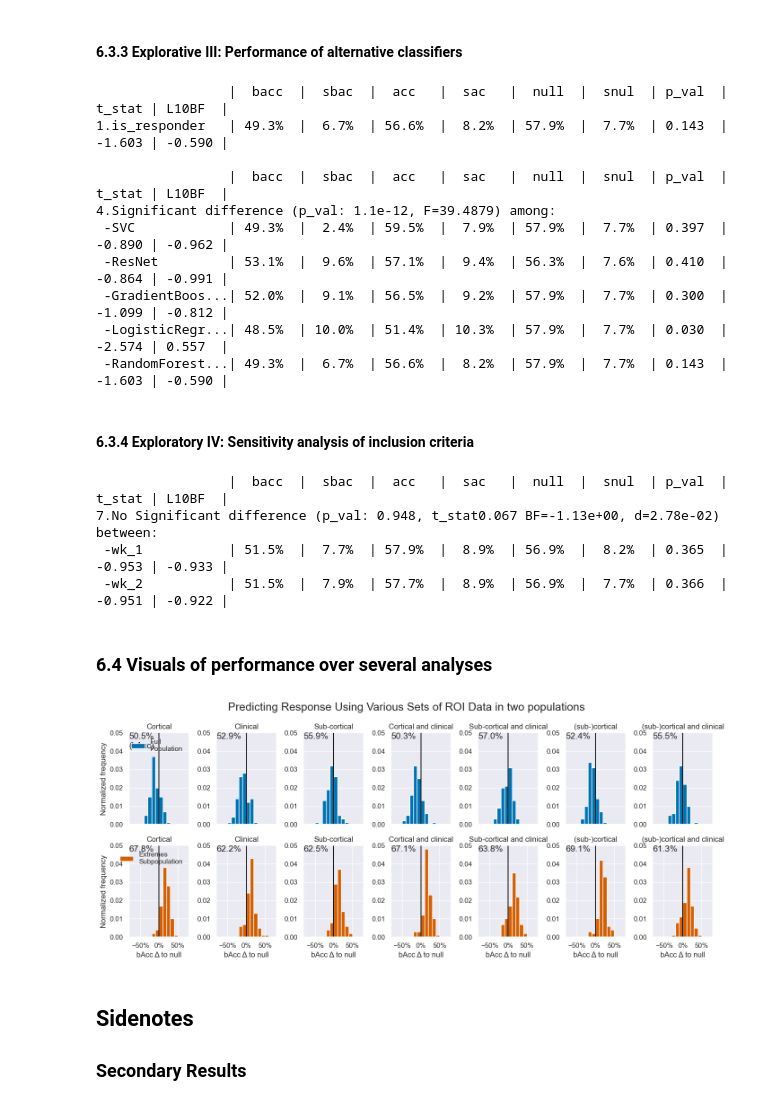
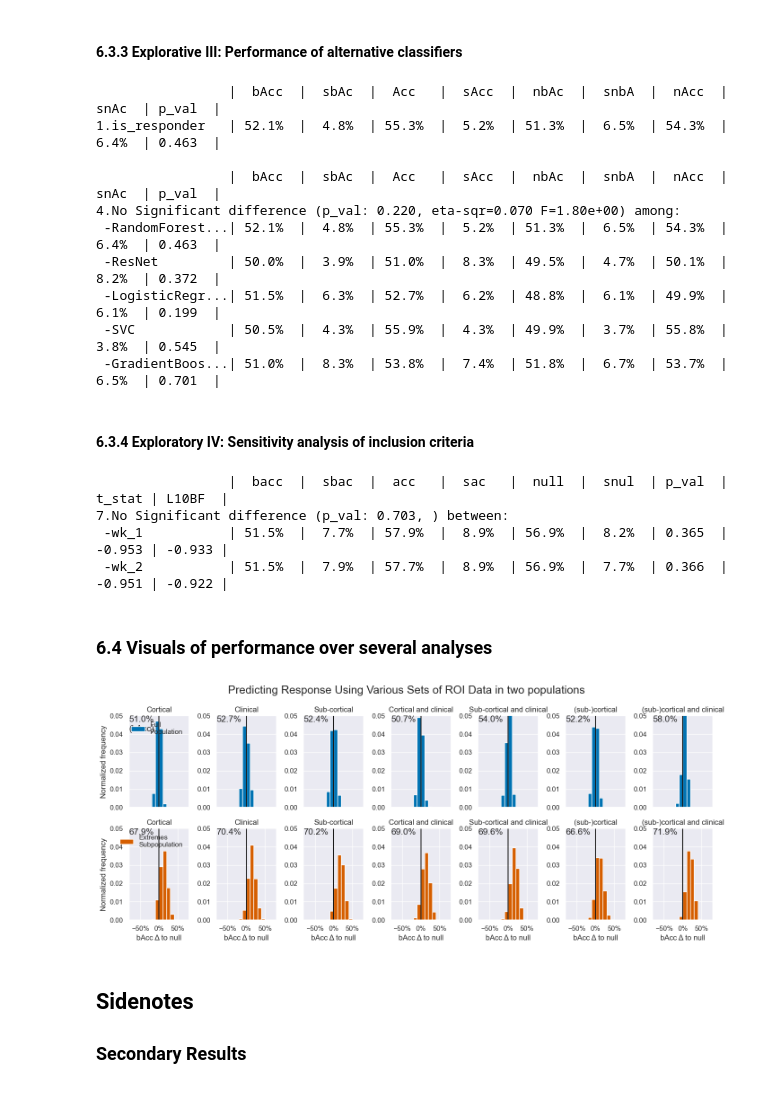
Before and after one commit to DEPREDICT/ENIGMA, a Jupyter notebook: main.ipynb, the cells around one changed output. Drawn from its saved outputs; the diff is of its cells as text; code cells hidden in the pictures.

```diff
--- a/main.ipynb
+++ b/main.ipynb
@@ -1,9 +1,10 @@
 # %%
 from importer import *
+
 sN = slice(None)
 now = datetime.now()
 # results_uid = now.strftime("%Y%m%d-%H%M%S")
-results_uid = '20240418-181259-postRebuttal'
+results_uid = '20240807-135247-postRebuttal2'
 results_dir = get_root(f'results', results_uid)
 figdir = results_dir.append('figures')
 results_file = results_dir.append('result_dict.pkl')
@@ -932,7 +932,7 @@ results_table = results_table[~(results_table.index.get_level_values(3) == 'Rand
 From our results we will compute statistics and add them to the data frame to create a data frame aptly called:  `results_and_stats`
 These statistics are: population size, T-statisic, p-value, Bayes factor and Effect size. Then combine statistics and results tables, and separate cortical (primary) from subcortical (exploratory) findings.
 # %%
-statistics_calculator = calc_stats_wrapper(population_indices, data_dict, n_splits)
+statistics_calculator = calc_stats_wrapper(population_indices)
 stats_table = statistics_calculator(results_table)
 
 # Horizontal concat the statistics table to the results table
@@ -1096,21 +1104,22 @@ distiller(2, 3, 4, 5, 6)
 # %%
 all_clf_distiller = TableDistiller(pd.concat(
     (results_table_with_alternate_classifiers, statistics_calculator(results_table_with_alternate_classifiers)),
-    axis=1), 'is_responder', None, 'dbc_no', 'RandomForestClassifier', 'Fold', 'All', 'wk_2', is_strict=True, n_splits=n_splits)
+    axis=1), 'is_responder', None, 'dbc_no', 'RandomForestClassifier', 'Fold', 'All', 'wk_2', is_strict=True,
+    n_splits=n_splits)
 all_clf_distiller(1)
 all_clf_distiller.is_strict = False
 all_clf_distiller(4)
 # %% [output]
-                 |  bacc  |  sbac  |  acc   |  sac   |  null  |  snul  | p_val  | t_stat | L10BF  |
-1.is_responder   | 49.3%  |  6.7%  | 56.6%  |  8.2%  | 57.9%  |  7.7%  | 0.143  | -1.603 | -0.590 |
+                 |  bAcc  |  sbAc  |  Acc   |  sAcc  |  nbAc  |  snbA  |  nAcc  |  snAc  | p_val  |
+1.is_responder   | 52.1%  |  4.8%  | 55.3%  |  5.2%  | 51.3%  |  6.5%  | 54.3%  |  6.4%  | 0.463  |
 
-                 |  bacc  |  sbac  |  acc   |  sac   |  null  |  snul  | p_val  | t_stat | L10BF  |
-4.Significant difference (p_val: 1.1e-12, F=39.4879) among:
- -SVC            | 49.3%  |  2.4%  | 59.5%  |  7.9%  | 57.9%  |  7.7%  | 0.397  | -0.890 | -0.962 |
- -ResNet         | 53.1%  |  9.6%  | 57.1%  |  9.4%  | 56.3%  |  7.6%  | 0.410  | -0.864 | -0.991 |
- -GradientBoos...| 52.0%  |  9.1%  | 56.5%  |  9.2%  | 57.9%  |  7.7%  | 0.300  | -1.099 | -0.812 |
- -LogisticRegr...| 48.5%  | 10.0%  | 51.4%  | 10.3%  | 57.9%  |  7.7%  | 0.030  | -2.574 | 0.557  |
- -RandomForest...| 49.3%  |  6.7%  | 56.6%  |  8.2%  | 57.9%  |  7.7%  | 0.143  | -1.603 | -0.590 |
+                 |  bAcc  |  sbAc  |  Acc   |  sAcc  |  nbAc  |  snbA  |  nAcc  |  snAc  | p_val  |
+4.No Significant difference (p_val: 0.220, eta-sqr=0.070 F=1.80e+00) among:
+ -RandomForest...| 52.1%  |  4.8%  | 55.3%  |  5.2%  | 51.3%  |  6.5%  | 54.3%  |  6.4%  | 0.463  |
+ -ResNet         | 50.0%  |  3.9%  | 51.0%  |  8.3%  | 49.5%  |  4.7%  | 50.1%  |  8.2%  | 0.372  |
+ -LogisticRegr...| 51.5%  |  6.3%  | 52.7%  |  6.2%  | 48.8%  |  6.1%  | 49.9%  |  6.1%  | 0.199  |
+ -SVC            | 50.5%  |  4.3%  | 55.9%  |  4.3%  | 49.9%  |  3.7%  | 55.8%  |  3.8%  | 0.545  |
+ -GradientBoos...| 51.0%  |  8.3%  | 53.8%  |  7.4%  | 51.8%  |  6.7%  | 53.7%  |  6.5%  | 0.701  |
 # %% [markdown]
 #### 6.3.4 Exploratory IV: Sensitivity analysis of inclusion criteria
 # %%
@@ -1119,7 +1128,7 @@ distiller = TableDistiller(cortical_results, 'is_responder', None, 'dbc_no', Non
 distiller(7)
 # %% [output]
                  |  bacc  |  sbac  |  acc   |  sac   |  null  |  snul  | p_val  | t_stat | L10BF  |
-7.No Significant difference (p_val: 0.948, t_stat0.067 BF=-1.13e+00, d=2.78e-02) between:
+7.No Significant difference (p_val: 0.703, ) between:
  -wk_1           | 51.5%  |  7.7%  | 57.9%  |  8.9%  | 56.9%  |  8.2%  | 0.365  | -0.953 | -0.933 |
  -wk_2           | 51.5%  |  7.9%  | 57.7%  |  8.9%  | 56.9%  |  7.7%  | 0.366  | -0.951 | -0.922 |
 # %% [markdown]
@@ -1152,38 +1161,38 @@ ylim = 0.05  # max(ax.get_ylim()) # example.population.mean() #
 
 cs = [colors.blue] * n_cols + [colors.orange] * n_cols
 bacc_fig, axes = plt.subplots(n_rows, n_cols, figsize=(14, 6))
 
 for ax_n, query, ax, c in zip(range(n_rows * n_cols), queries, axes.reshape(-1), cs):
     # Get data
     example = results_and_stats.loc[query]
-    score, null = example['balanced_accuracy'], example['null']
-    if len(example.shape) > 1:
-        score, null = flatten(score), flatten(null)
+    score, null = example['balanced_accuracy'], example['null_balanced_accuracy']
+    score, null = score.ravel(), null.ravel()
 
     # Plot
-    ax.hist(np.subtract(score, null) * 100, bins, density=True, color=c, label=hr_pop[query[-2]])
+    ax.hist((score.mean() - null) * 100, bins, density=True, color=c, label=hr_pop[query[-2]])
     ax.plot([0, 0], [0, ylim], c='k')
     acc_explainer = '' if ax_n else '(bAcc)'
     if not ax_n % n_cols:
         ax.legend(frameon=False)
     ax.text(-xlim, ylim, f'{np.mean(score):.1%}\n{acc_explainer}', va='top', size=14)
     # Format the plot
     ax.set(
         xlim=(-xlim, xlim),
         ylim=(0, ylim),
         title=hr_data[query[2]].capitalize(),
     )
     if not ax_n % n_cols:
         ax.set_ylabel('Normalized frequency')
     ax.set_xlabel('bAcc Δ to null')
     if ax_n < n_cols:
         ax.get_xaxis().set_visible(False)
     ax.xaxis.set_major_formatter(mtick.PercentFormatter())
     plt.suptitle('Predicting Response Using Various Sets of ROI Data in two populations', fontsize=18)
 bacc_fig.tight_layout()
+plt.show()
 bacc_fig.savefig(figdir.append(f'bAcc_histograms.png'))
 # %% [output]
-[figure, old version]
+[figure, new version]
 # %% [markdown]
 ## Sidenotes
 ### Secondary Results
```
Also changed, not shown: parts of 30 cells of this notebook, 44 other files.
